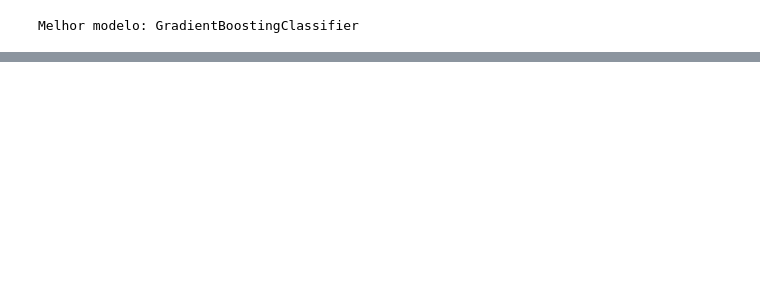
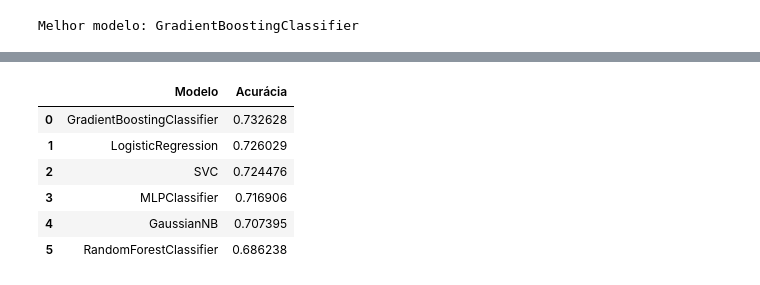
Before and after one commit to PadawanXXVI/projeto_cardio_ml, a Jupyter notebook: cardio_ml.ipynb, the cells around one changed output, grey strips where cells are left out. Drawn from its saved outputs; the diff is of its cells as text; code cells hidden in the pictures; blank space fills up the shorter version.

```diff
--- a/cardio_ml.ipynb
+++ b/cardio_ml.ipynb
@@ -498,3 +538,7 @@ y = df["cardio"]
+# %%
+# Separação entre atributos e variável-alvo
+X = df_model.drop("cardio", axis=1)
+y = df_model["cardio"]
 # %% [markdown]
 ## ✂️ Divisão dos dados em treino, validação e teste
 
@@ -533,21 +616,26 @@ from sklearn.linear_model import LogisticRegression
 from sklearn.naive_bayes import GaussianNB
 from sklearn.svm import SVC
 from sklearn.neural_network import MLPClassifier
-from sklearn import svm
 
-# Treinamento dos modelos
+# Lista dos modelos a serem treinados
 modelos = [
-    RandomForestClassifier(n_estimators=100),
+    RandomForestClassifier(n_estimators=100, random_state=42),
+    LogisticRegression(max_iter=1000),
     GaussianNB(),
-    svm.SVC(),
+    SVC(),
     GradientBoostingClassifier(n_estimators=100),
+    MLPClassifier(hidden_layer_sizes=(100,), max_iter=500)
 ]
 
 modelos_treinados = []
+
+# Treinamento dos modelos
 for modelo in modelos:
+    nome_modelo = type(modelo).__name__
     try:
         modelo.fit(x_train, y_train)
         modelos_treinados.append(modelo)
+        print(f"✅ Modelo {nome_modelo} treinado com sucesso.")
     except Exception as e:
-        print(f"Erro ao treinar {type(modelo).__name__}: {e}")
+        print(f"❌ Erro ao treinar {nome_modelo}: {e}")
 # %% [output]
@@ -568,10 +660,13 @@ from sklearn.metrics import accuracy_score
 
 acuracias = []
 
+print("🔍 Avaliação dos modelos:")
 for modelo in modelos_treinados:
+    nome_modelo = type(modelo).__name__
     try:
         y_pred = modelo.predict(x_test)
         acc = accuracy_score(y_test, y_pred)
-        acuracias.append((type(modelo).__name__, acc))
+        acuracias.append((nome_modelo, acc))
+        print(f"✅ {nome_modelo} avaliado com sucesso - Acurácia: {acc:.4f}")
     except Exception as e:
-        print(f"Erro ao avaliar {type(modelo).__name__}: {e}")
+        print(f"❌ Erro ao avaliar {nome_modelo}: {e}")
@@ -621,0 +756,19 @@ weighted avg       0.71      0.71      0.71     10304
+# %%
+import pandas as pd
+
+# Criação de tabela com nome do modelo e sua acurácia
+tabela_acuracias = pd.DataFrame(acuracias, columns=["Modelo", "Acurácia"])
+
+# Ordenar pela acurácia
+tabela_acuracias = tabela_acuracias.sort_values(by="Acurácia", ascending=False).reset_index(drop=True)
+
+# Exibir tabela
+display(tabela_acuracias)
+# %% [output]
+|  | Modelo | Acurácia |
+| 0 | GradientBoostingClassifier | 0.732628 |
+| 1 | LogisticRegression | 0.726029 |
+| 2 | SVC | 0.724476 |
+| 3 | MLPClassifier | 0.716906 |
+| 4 | GaussianNB | 0.707395 |
+| 5 | RandomForestClassifier | 0.686238 |
```
Also changed, not shown: parts of 21 cells of this notebook, 1 other file.
